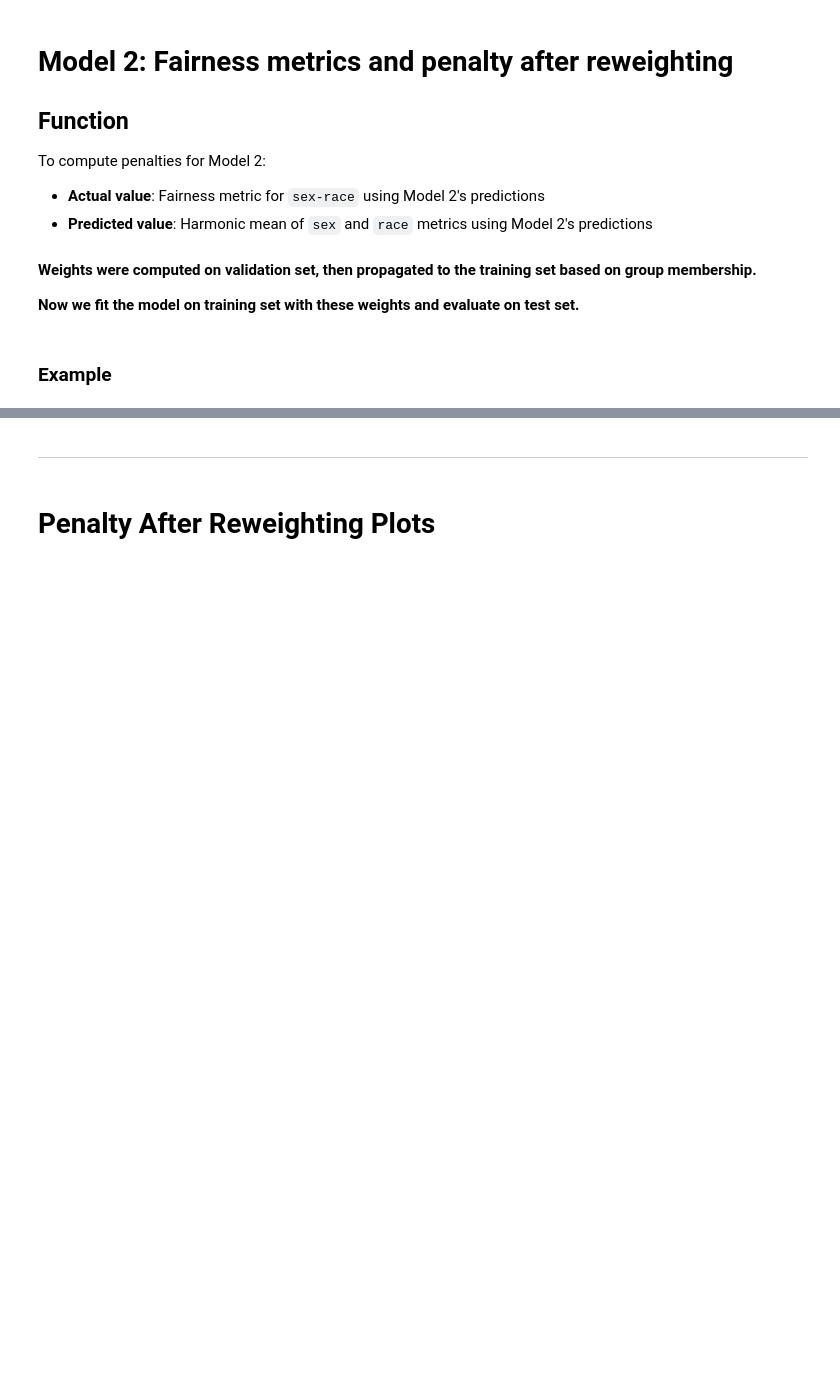
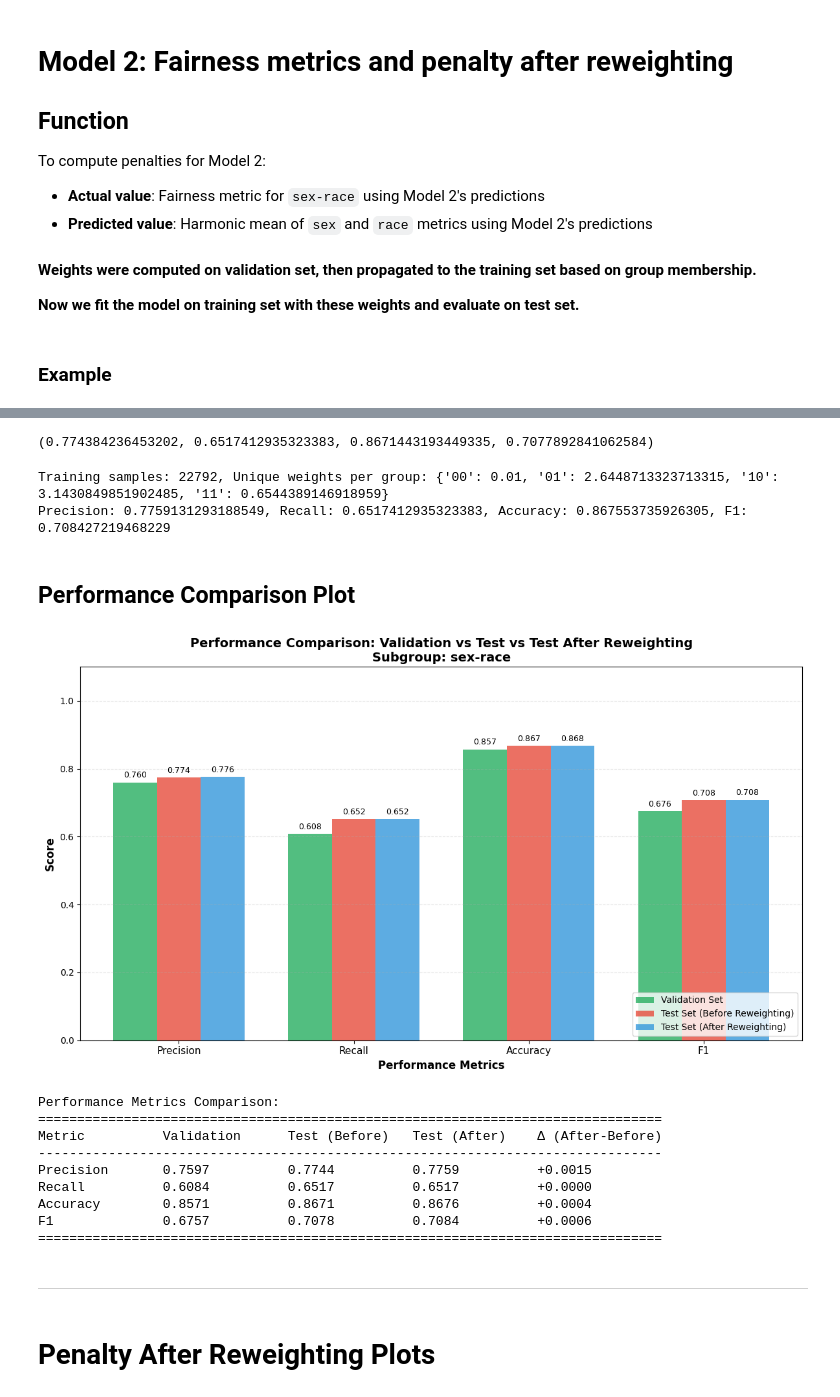
Before and after one commit to rolss/Fairness-in-data, a Jupyter notebook: Base Code/base_models/Reweight_Census_BINARY Model LGBM.ipynb, the cells around one changed output, grey strips where cells are left out. Cells and saved outputs as stored; diff of their text form; code cells hidden in the pictures; blank space fills up the shorter version.

```diff
--- a/Base Code/base_models/Reweight_Census_BINARY Model LGBM.ipynb
+++ b/Base Code/base_models/Reweight_Census_BINARY Model LGBM.ipynb
@@ -122,6 +122,7 @@ cm_val = {}
 cm_dict_val = {}
 group_counts_val = {}
 model_baseline_val = {}
+performance_metrics_val = {}
 
 # Test set variables
 y_pred_test = {}   # Predictions on test set
@@ -130,6 +131,7 @@ cm_test = {}
 cm_dict_test = {}
 group_counts_test = {}
 model_baseline_test = {}
+performance_metrics_test = {}
 
 
 for attribute in attributes:
@@ -140,7 +142,7 @@ for attribute in attributes:
     compute_data_split(df, target_variable, attribute)
 
     # Compute MODEL PREDICTIONS for each attribute, on VALIDATION set
-    y_pred_val[attribute], cm_val[attribute], model_baseline_val[attribute] = \
+    y_pred_val[attribute], cm_val[attribute], model_baseline_val[attribute], performance_metrics_val[attribute] = \
     compute_model_predictions_lightgbm(X_train[attribute], y_train[attribute], X_val[attribute], y_val[attribute], target_variable_labels, attribute)
 
     # Compute FAIRNESS METRICS for each attribute, on VALIDATION set
@@ -150,7 +152,7 @@ for attribute in attributes:
                                     fair_metrics, dataset_path, mapping, target_variable_labels=['0','1'])
 
     # Compute MODEL PREDICTIONS for each attribute, on TEST set
-    y_pred_test[attribute], cm_test[attribute], model_baseline_test[attribute] = \
+    y_pred_test[attribute], cm_test[attribute], model_baseline_test[attribute], performance_metrics_test[attribute] = \
     compute_model_predictions_lightgbm(X_train[attribute], y_train[attribute], X_test[attribute], y_test[attribute], target_variable_labels, attribute)
 
     # Compute FAIRNESS METRICS for each attribute, on TEST set
@@ -430,6 +432,27 @@ def compute_penalties_after_reweighting(weights, fairness_metric):
     compute_penalty_2(fairness_metrics_dict_test_reweighed, df_original, individual_attributes[0], individual_attributes[1], fairness_metric)
 
     return penalties_ontest_reweighed_harmonic
+# %%
+def performance_after_reweighting(weights):
+    import xgboost as xgb
+
+    # Convert string combinations to numeric codes for XGBoost
+    X_train_numeric = X_train[sensible_attribute].copy()
+    X_train_numeric[sensible_attribute] = X_train_numeric[sensible_attribute].astype('category').cat.codes
+
+    X_test_numeric = X_test[sensible_attribute].copy()
+    X_test_numeric[sensible_attribute] = X_test_numeric[sensible_attribute].astype('category').cat.codes
+
+    # Train model with weights on combined attribute
+    model_reweighed = xgb.XGBClassifier(random_state=1234, eval_metric='logloss')
+    model_reweighed.fit(X_train_numeric, y_train[sensible_attribute], sample_weight=weights)
+
+    # Predict on test set
+    y_pred_test_reweighed_combined = model_reweighed.predict(X_test_numeric)
+
+    perf_metrics = performance_metrics(y_test[sensible_attribute], y_pred_test_reweighed_combined)
+
+    return perf_metrics
 # %% [markdown]
 ### Example
 # %%
@@ -488,6 +511,32 @@ And if memory is not enough, you can set `force_col_wise=true`.
  '01': 21.594317829190103,
  '10': 33.036046079524326,
  '11': -6.6856052974439475}
+# %%
+perf_metrics_test['sex-race']
+# %% [output]
+(0.774384236453202, 0.6517412935323383, 0.8671443193449335, 0.7077892841062584)
+# %%
+weights_notsized = compute_weights_notsized(5.0, 'FPN')
+performance_metrics_after = performance_after_reweighting(weights_notsized)
+# %% [output]
+Training samples: 22792, Unique weights per group: {'00': 0.01, '01': 2.6448713323713315, '10': 3.1430849851902485, '11': 0.6544389146918959}
+Precision: 0.7759131293188549, Recall: 0.6517412935323383, Accuracy: 0.867553735926305, F1: 0.708427219468229
+# %% [markdown]
+## Performance Comparison Plot
+# %%
+# Plot performance comparison
+plot_performance_comparison(performance_metrics_val, performance_metrics_test, performance_metrics_after, sensible_attribute)
+# %% [output]
+[figure, added]
+Performance Metrics Comparison:
+================================================================================
+Metric          Validation      Test (Before)   Test (After)    Δ (After-Before)
+--------------------------------------------------------------------------------
+Precision       0.7597          0.7744          0.7759          +0.0015
+Recall          0.6084          0.6517          0.6517          +0.0000
+Accuracy        0.8571          0.8671          0.8676          +0.0004
+F1              0.6757          0.7078          0.7084          +0.0006
+================================================================================
 # %% [markdown]
 ---
 # %% [markdown]
```
Also changed, not shown: parts of 3 cells of this notebook, 11 other files.
